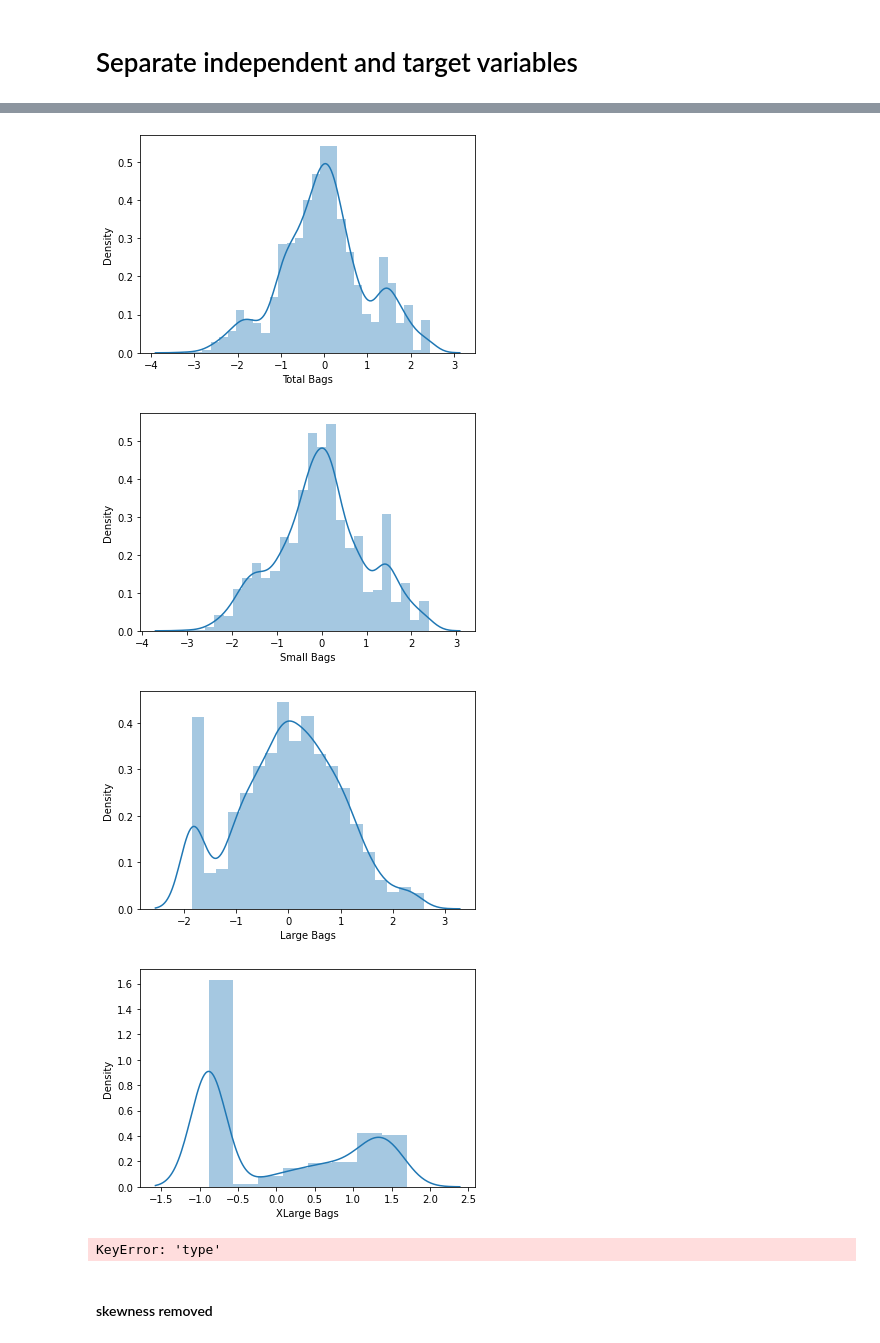
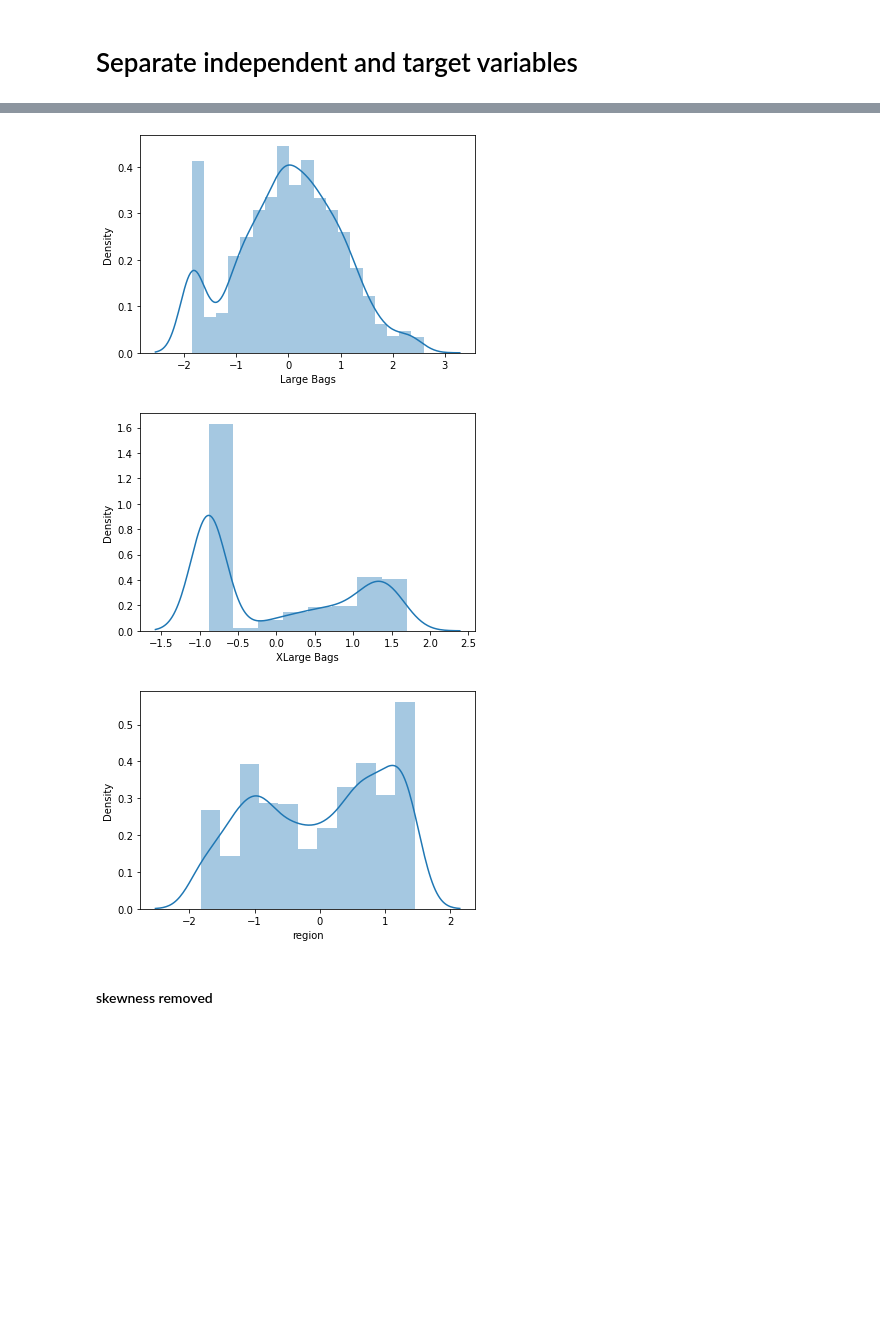
Before and after one commit to ponmanimanoharan/Avacado_prediction, a Jupyter notebook: Avacado.ipynb, the cells around one changed output, grey strips where cells are left out. Cells and saved outputs as stored; diff of their text form; code cells hidden in the pictures; blank space fills up the shorter version.

```diff
--- a/Avacado.ipynb
+++ b/Avacado.ipynb
@@ -956,3 +960,7 @@ dtype: int64
+# %%
+#drop total bags and small bags
+df_avacado = df_avacado.drop("Total Bags", axis=1)
+df_avacado = df_avacado.drop("Small Bags", axis=1)
 # %%
 #drop column type
 df_avacado = df_avacado.drop("type", axis=1)
@@ -962,8 +970,7 @@ df_avacado = df_avacado.drop("type", axis=1)
 #### Normal distribution check
 # %%
 #histplot to check the normal distribution
-columns = ['Date', 'Total Volume', '4046', '4225', '4770',
-       'Total Bags', 'Small Bags', 'Large Bags', 'XLarge Bags',
+columns = ['Date', 'Total Volume', '4046', '4225', '4770', 'Large Bags', 'XLarge Bags',
        'region']
 for values in columns:
     sns.histplot(data = df_avacado, x=values, kde=True)
@@ -1038,7 +1039,7 @@ dtype: float64
 # %%
 #skewness removed
 columns = ['Date', 'Total Volume', '4046', '4225', '4770',
-       'Total Bags', 'Small Bags', 'Large Bags', 'XLarge Bags',
+       'Large Bags', 'XLarge Bags',
        'region']
 for values in columns:
     sns.histplot(data = avacado_new, x=values, kde=True)
@@ -1057,21 +1056,19 @@ for values in columns:
 # %%
 columns = ['Date', 'Total Volume', '4046', '4225', '4770',
-       'Total Bags', 'Small Bags', 'Large Bags', 'XLarge Bags', 'type',
+       'Large Bags', 'XLarge Bags',
        'region']
 for values in columns:
     sns.distplot(avacado_new[values], kde=True)
     plt.show()
 # %% [output]
 [figure]
 [figure]
 [figure]
 [figure]
 [figure]
-[figure, old version]
+[figure, new version]
-[figure, old version]
+[figure, new version]
-[figure, old version]
+[figure, new version]
-[figure, removed]
-KeyError: 'type'
 # %% [markdown]
 #### skewness removed
 # %%
```
Also changed, not shown: parts of 34 cells of this notebook.
